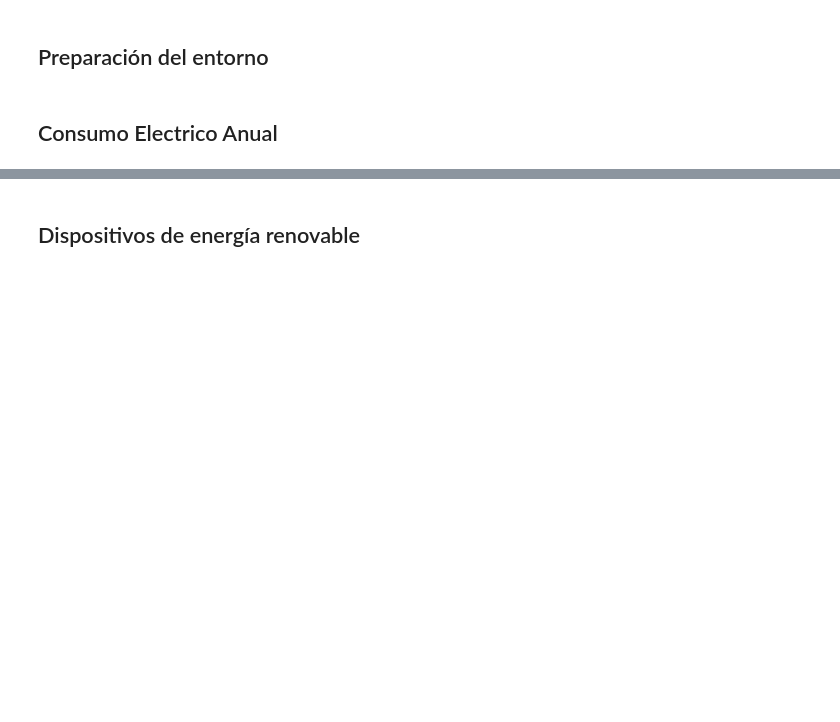
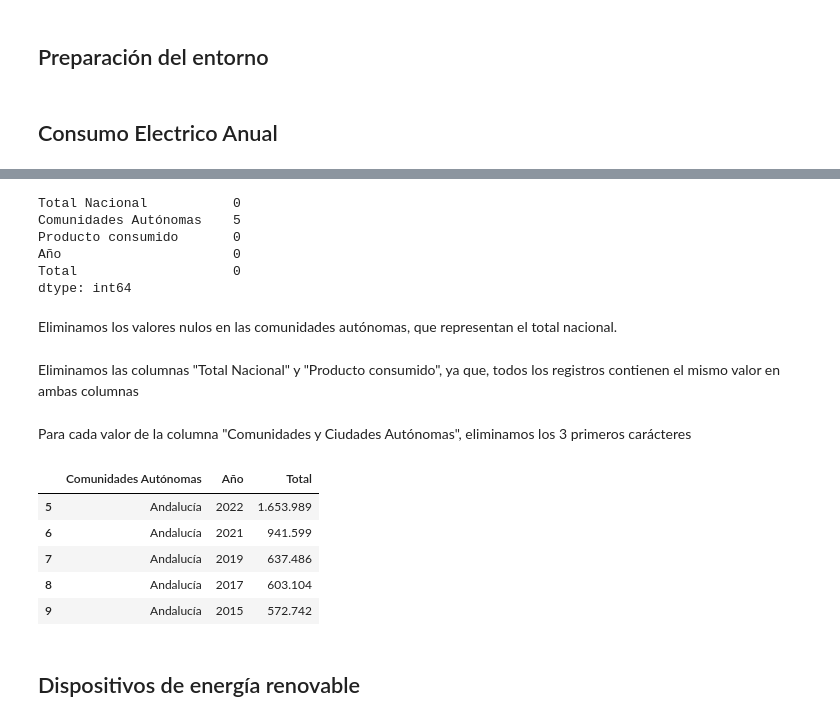
Before and after one commit to elena-17/DataMining-24-25, a Jupyter notebook: src/processing.ipynb, the cells around one changed output, grey strips where cells are left out. Saved outputs shown, nothing was run; the diff lists cells and outputs as text; code cells hidden in the pictures; blank space fills up the shorter version.

```diff
--- a/src/processing.ipynb
+++ b/src/processing.ipynb
@@ -20,3 +55,33 @@ RAW_DATA_PATH = os.path.join("..", "data/raw/")
+# %%
+print(consumo_df.isnull().sum())
+# %% [output]
+Total Nacional           0
+Comunidades Autónomas    5
+Producto consumido       0
+Año                      0
+Total                    0
+dtype: int64
+# %% [markdown]
+Eliminamos los valores nulos en las comunidades autónomas, que representan el total nacional.
+# %%
+consumo_df.dropna(subset=["Comunidades Autónomas"], inplace=True)
+# %% [markdown]
+Eliminamos las columnas "Total Nacional" y "Producto consumido", ya que, todos los registros contienen el mismo valor en ambas columnas
+# %%
+consumo_df.drop(columns=["Total Nacional", "Producto consumido"], inplace=True)
+# %% [markdown]
+Para cada valor de la columna "Comunidades y Ciudades Autónomas", eliminamos los 3 primeros carácteres
+# %%
+consumo_df["Comunidades Autónomas"] = consumo_df["Comunidades Autónomas"].str.replace(r"\b\d{2} ", "", regex=True)
+# %%
+consumo_df.head()
+# %% [output]
+|  | Comunidades Autónomas | Año | Total |
+| 5 | Andalucía | 2022 | 1.653.989 |
+| 6 | Andalucía | 2021 | 941.599 |
+| 7 | Andalucía | 2019 | 637.486 |
+| 8 | Andalucía | 2017 | 603.104 |
+| 9 | Andalucía | 2015 | 572.742 |
 # %% [markdown]
 ## Dispositivos de energía renovable
 # %% [markdown]
```
Also changed, not shown: parts of 6 cells of this notebook.
